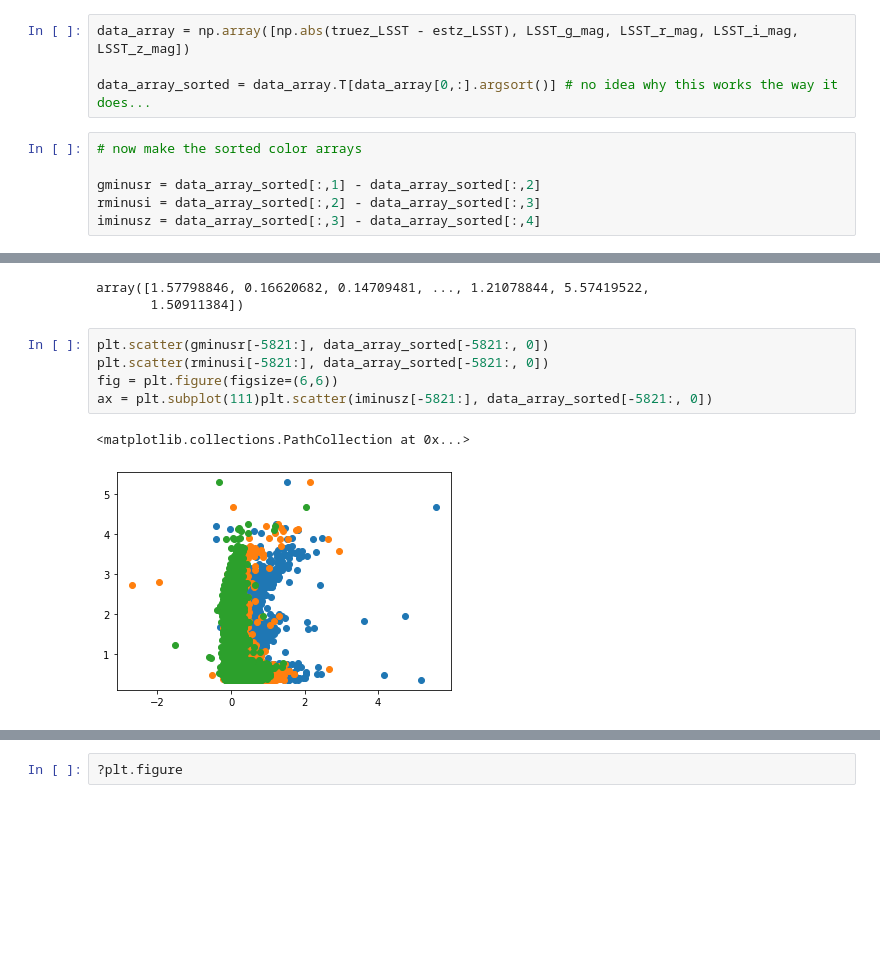
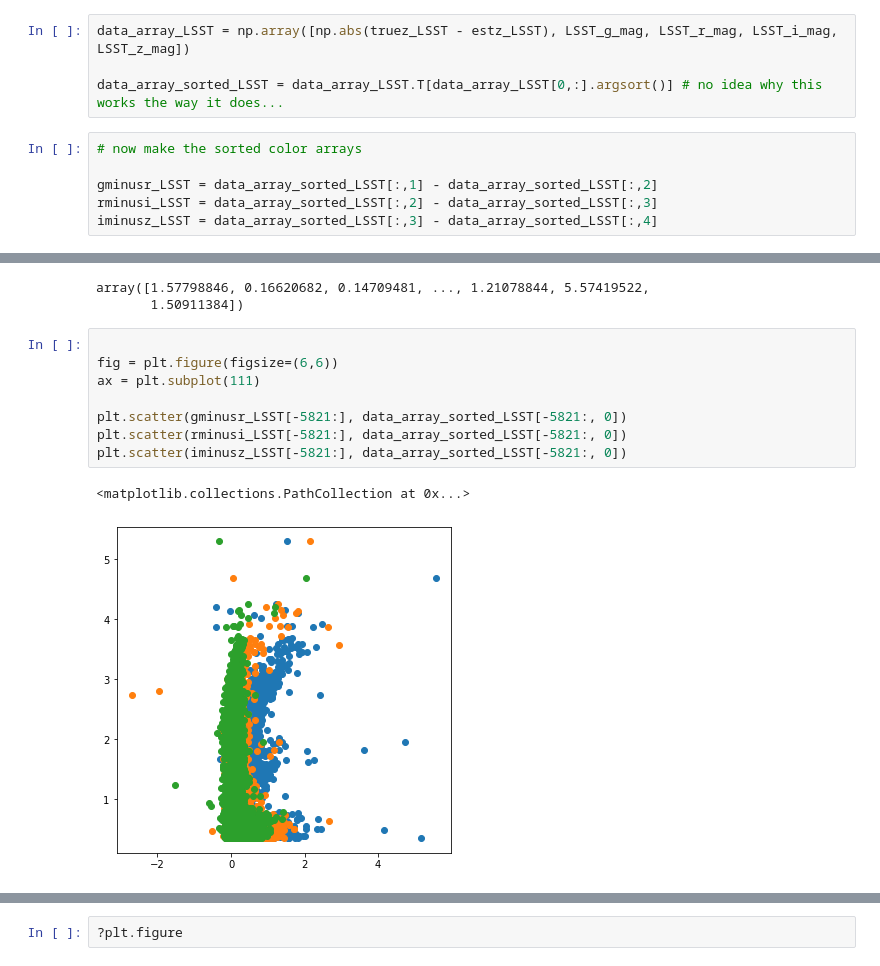
Before and after one commit to aimalz/CASTORpz, a Jupyter notebook: Photo-z_exploration.ipynb, the cells around one changed output, grey strips where cells are left out. Drawn from its saved outputs; the diff is of its cells as text; blank space fills up the shorter version.

```diff
--- a/Photo-z_exploration.ipynb
+++ b/Photo-z_exploration.ipynb
@@ -146,15 +146,15 @@ LSST_r_mag = getTrueY(test_cat=test, mag_col_names=mag_columns_LSST, y_col_name=
 LSST_i_mag = getTrueY(test_cat=test, mag_col_names=mag_columns_LSST, y_col_name="LSST_i_MAG")
 LSST_z_mag = getTrueY(test_cat=test, mag_col_names=mag_columns_LSST, y_col_name="LSST_z_MAG")
 # %%
-data_array = np.array([np.abs(truez_LSST - estz_LSST), LSST_g_mag, LSST_r_mag, LSST_i_mag, LSST_z_mag])
+data_array_LSST = np.array([np.abs(truez_LSST - estz_LSST), LSST_g_mag, LSST_r_mag, LSST_i_mag, LSST_z_mag])
 
-data_array_sorted = data_array.T[data_array[0,:].argsort()] # no idea why this works the way it does...
+data_array_sorted_LSST = data_array_LSST.T[data_array_LSST[0,:].argsort()] # no idea why this works the way it does...
 # %%
 # now make the sorted color arrays
 
-gminusr = data_array_sorted[:,1] - data_array_sorted[:,2]
-rminusi = data_array_sorted[:,2] - data_array_sorted[:,3]
-iminusz = data_array_sorted[:,3] - data_array_sorted[:,4]
+gminusr_LSST = data_array_sorted_LSST[:,1] - data_array_sorted_LSST[:,2]
+rminusi_LSST = data_array_sorted_LSST[:,2] - data_array_sorted_LSST[:,3]
+iminusz_LSST = data_array_sorted_LSST[:,3] - data_array_sorted_LSST[:,4]
 # %%
 len(gminusr)/10
 # %% [output]
@@ -165,11 +165,14 @@ gminusr[-5821:]
 array([1.57798846, 0.16620682, 0.14709481, ..., 1.21078844, 5.57419522,
        1.50911384])
 # %%
-plt.scatter(gminusr[-5821:], data_array_sorted[-5821:, 0])
-plt.scatter(rminusi[-5821:], data_array_sorted[-5821:, 0])
+
 fig = plt.figure(figsize=(6,6))
-ax = plt.subplot(111)plt.scatter(iminusz[-5821:], data_array_sorted[-5821:, 0])
+ax = plt.subplot(111)
+
+plt.scatter(gminusr_LSST[-5821:], data_array_sorted_LSST[-5821:, 0])
+plt.scatter(rminusi_LSST[-5821:], data_array_sorted_LSST[-5821:, 0])
+plt.scatter(iminusz_LSST[-5821:], data_array_sorted_LSST[-5821:, 0])
 # %% [output]
 <matplotlib.collections.PathCollection at 0x...>
-[figure, old version]
+[figure, new version]
 # %%
```
Also changed, not shown: parts of 19 cells of this notebook.
